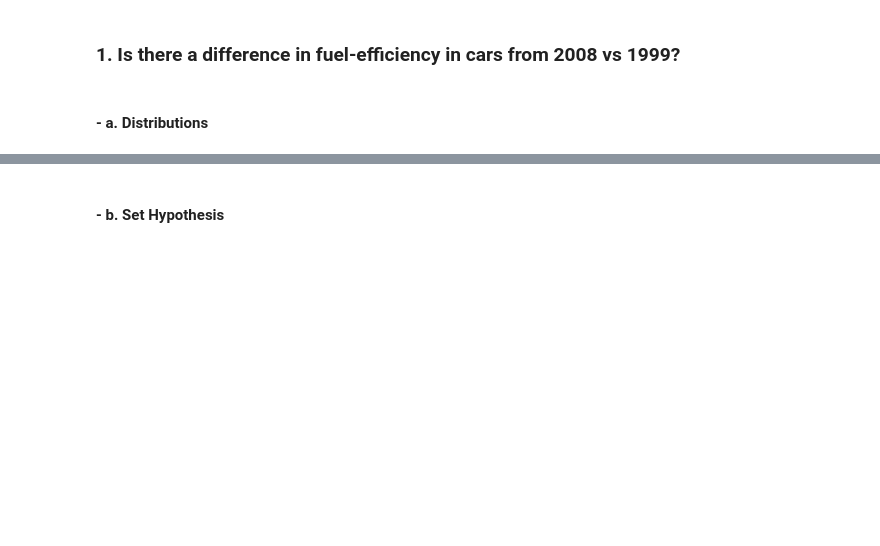
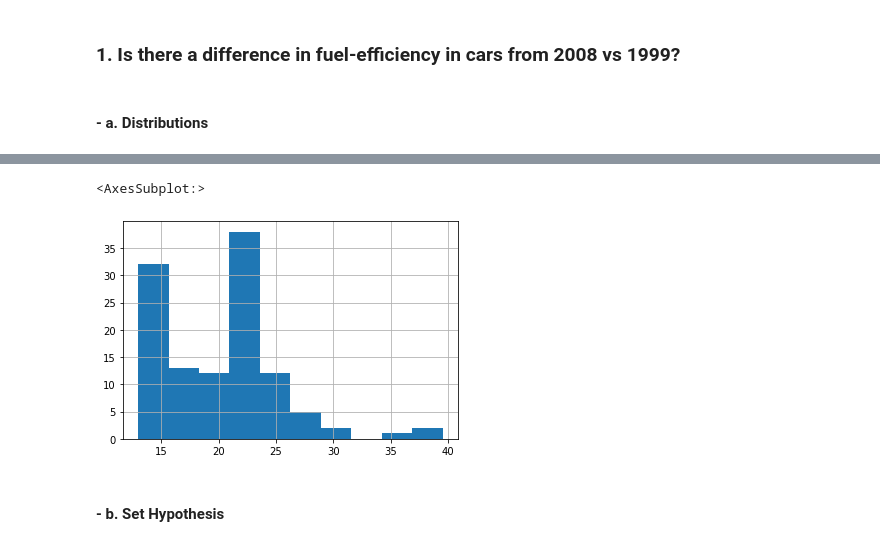
Before and after one commit to rachelrobbinsmayhill/statistics_exercises, a Jupyter notebook: hypothesis_testing.ipynb, the cells around one changed output, grey strips where cells are left out. Drawn from its saved outputs; the diff is of its cells as text; code cells hidden in the pictures; blank space fills up the shorter version.

```diff
--- a/hypothesis_testing.ipynb
+++ b/hypothesis_testing.ipynb
@@ -215,0 +237,3 @@ mpg.head()
+# %%
+cars_1999 = mpg[mpg.year == 1999].fuel_efficiency
+cars_1999.head()
@@ -216,2 +252,7 @@ mpg.head()
+# %%
+cars_1999.hist()
+# %% [output]
+<AxesSubplot:>
+[figure, added]
 # %% [markdown]
 #### - b. Set Hypothesis
```
Also changed, not shown: parts of 37 cells of this notebook.
